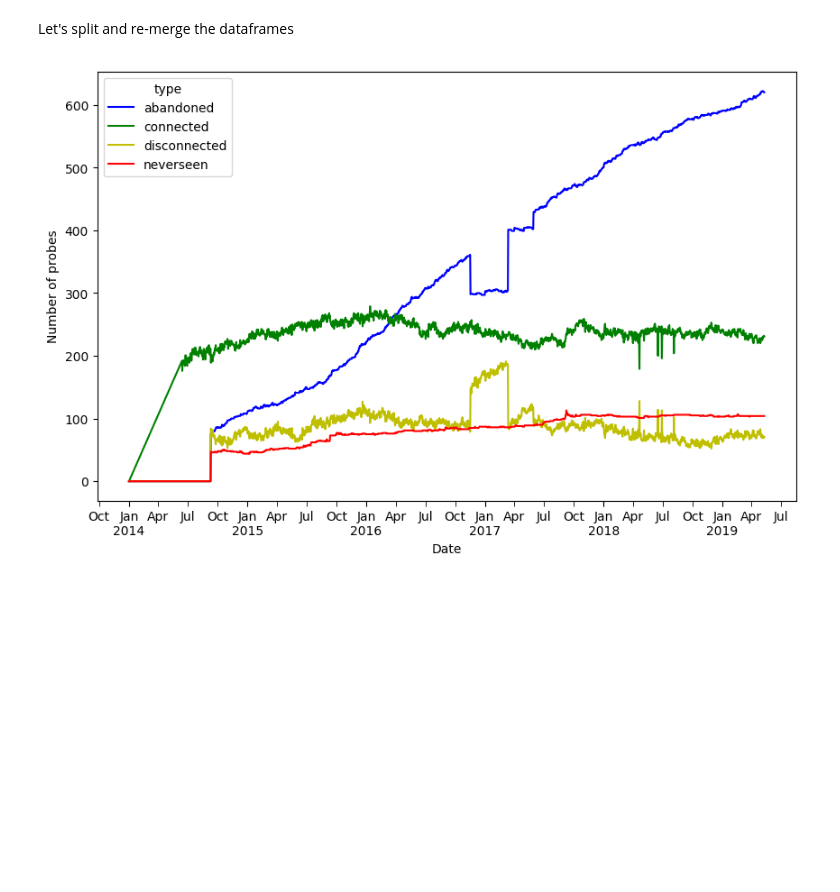
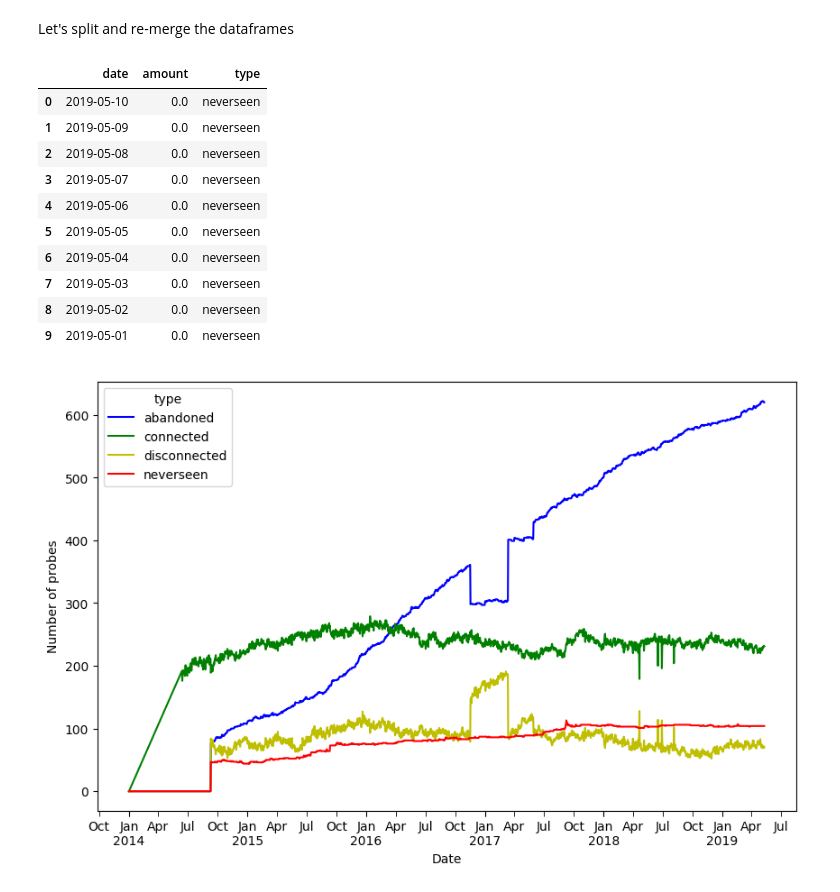
Before and after one commit to AFRINIC-Labs/Africa_Internet_Measurement_Survey, a Jupyter notebook: platforms-africa.ipynb, the cells around one changed output. Saved outputs shown, nothing was run; the diff lists cells and outputs as text; code cells hidden in the pictures; blank space fills up the shorter version.

```diff
--- a/platforms-africa.ipynb
+++ b/platforms-africa.ipynb
@@ -118,22 +133,35 @@ We group the rows by date and sum the statuses before plotting
 Let's split and re-merge the dataframes
 # %%
 df_neverseen = df.iloc[:,[0,4]]
-df_neverseen = df_neverseen.assign(type = 'neverseen')
-df_neverseen.columns = {'date','amount','type'}
+df_neverseen.columns = {'date','amount'}
+df_neverseen= df_neverseen.assign(type = 'neverseen')
 
 df_abandoned = df.iloc[:,[0,1]]
+df_abandoned.columns = {'date','amount'}
 df_abandoned = df_abandoned.assign(type = 'abandoned')
-df_abandoned.columns = {'date','amount','type'}
 
 df_connected = df.iloc[:,[0,2]]
+df_connected.columns = {'date','amount'}
 df_connected = df_connected.assign(type = 'connected')
-df_connected.columns = {'date','amount','type'}
 
 df_disconnected = df.iloc[:,[0,3]]
+df_disconnected.columns = {'date','amount'}
 df_disconnected = df_disconnected.assign(type = 'disconnected')
-df_disconnected.columns = {'date','amount','type'}
 
 df_agg2 = pd.concat([df_neverseen, df_abandoned, df_connected, df_disconnected])
+df_agg2.head(10)
+# %% [output]
+|  | date | amount | type |
+| 0 | 2019-05-10 | 0.0 | neverseen |
+| 1 | 2019-05-09 | 0.0 | neverseen |
+| 2 | 2019-05-08 | 0.0 | neverseen |
+| 3 | 2019-05-07 | 0.0 | neverseen |
+| 4 | 2019-05-06 | 0.0 | neverseen |
+| 5 | 2019-05-05 | 0.0 | neverseen |
+| 6 | 2019-05-04 | 0.0 | neverseen |
+| 7 | 2019-05-03 | 0.0 | neverseen |
+| 8 | 2019-05-02 | 0.0 | neverseen |
+| 9 | 2019-05-01 | 0.0 | neverseen |
 # %%
 # plot data
 fig, ax = plt.subplots(figsize=(10,7))
```
Also changed, not shown: parts of 10 cells of this notebook, 4 other files.
